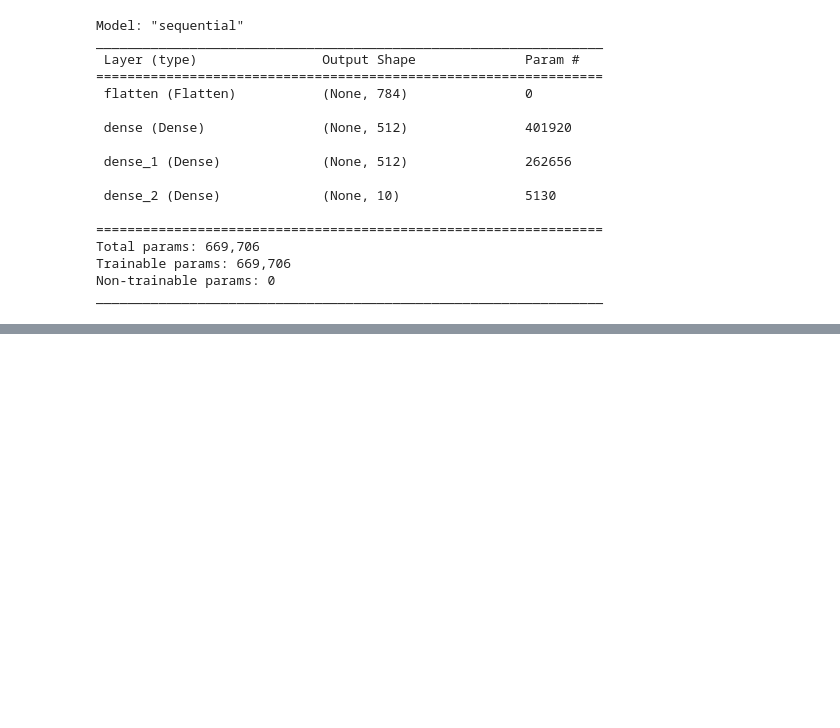
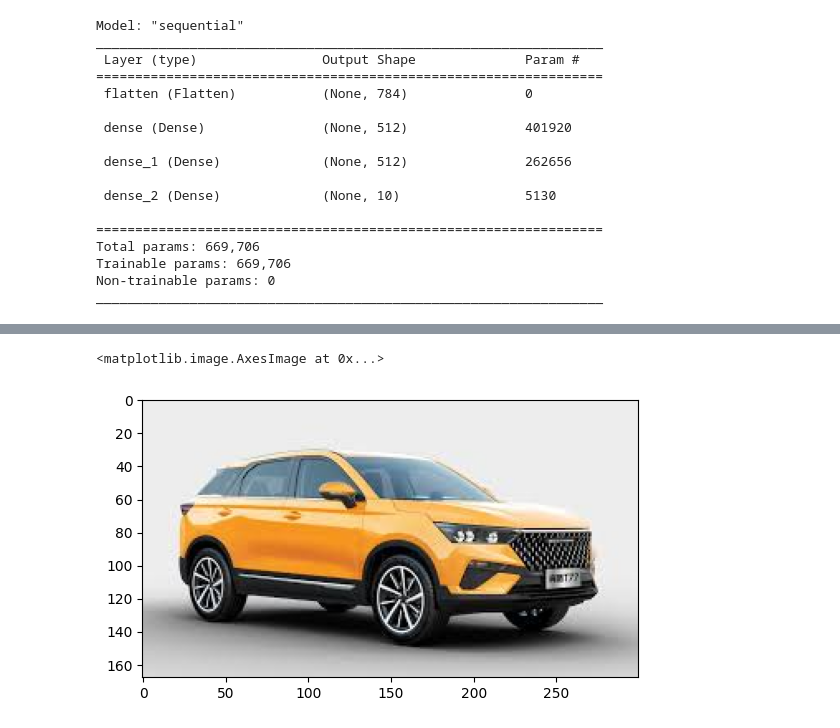
Before and after one commit to Praveenku32k/neurolab-tensorflow, a Jupyter notebook: basic.ipynb, the cells around one changed output, grey strips where cells are left out. Drawn from its saved outputs; the diff is of its cells as text; code cells hidden in the pictures; blank space fills up the shorter version.

```diff
--- a/basic.ipynb
+++ b/basic.ipynb
@@ -70,0 +149,6 @@ Hello world!
+# %%
+car1_cv2_BGR_rgb=cv2.cvtColor(car1_cv,cv2.COLOR_BGR2RGB)
+plt.imshow(car1_cv2_BGR_rgb)
+# %% [output]
+<matplotlib.image.AxesImage at 0x...>
+[figure, added]
```
Also changed, not shown: parts of 29 cells of this notebook, 2 other files.
